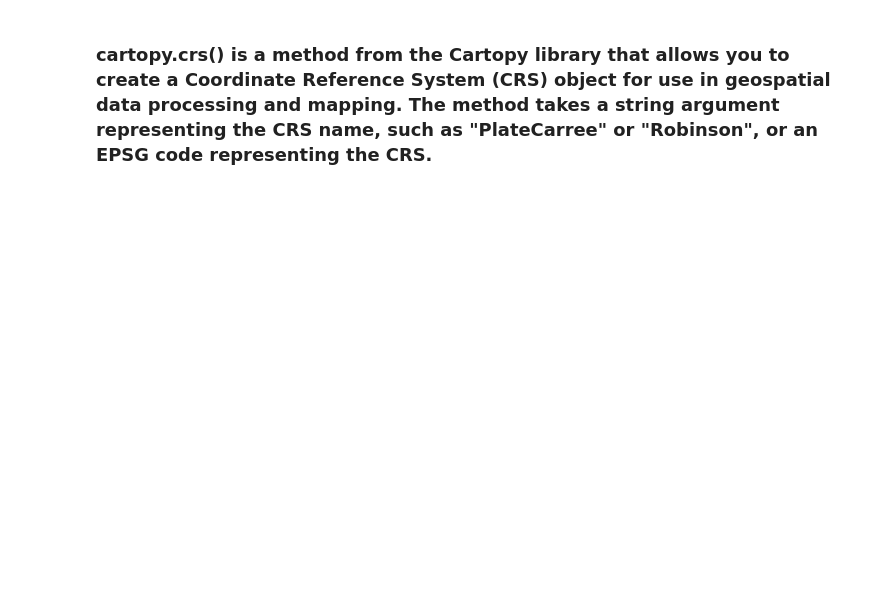
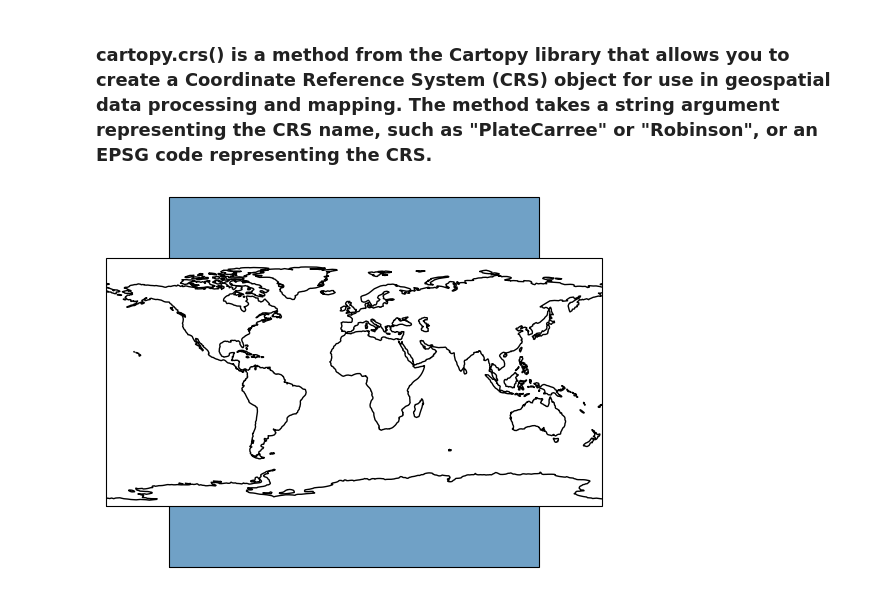
Before and after one commit to kunaldevkate/Codes, a Jupyter notebook: Project/Code/different_crs_functions_df.ipynb, the cells around one changed output. Saved outputs shown, nothing was run; the diff lists cells and outputs as text; code cells hidden in the pictures; blank space fills up the shorter version.

```diff
--- a/Project/Code/different_crs_functions_df.ipynb
+++ b/Project/Code/different_crs_functions_df.ipynb
@@ -132,6 +240,43 @@ crs_platecarree = ccrs.PlateCarree()
 
 # create a UTM zone 10N CRS object
 crs_utm10n = ccrs.UTM(zone=10, southern_hemisphere=False)
+# %%
+import matplotlib.pyplot as plt
+import cartopy.crs as ccrs
+import pyproj
+
+# create a CRS object for the source CRS
+src_crs = pyproj.CRS('EPSG:4326') # WGS84
+
+# create a CRS object for the destination CRS
+dst_crs = ccrs.Mercator()
+
+# create a pyproj Transformer object to transform from src_crs to dst_crs
+transformer = pyproj.Transformer.from_crs(src_crs, dst_crs)
+
+# transform a point from src_crs to dst_crs using transform_point()
+lon, lat = -122.4194, 37.7749 # San Francisco
+x, y = transformer.transform(lon, lat)
+
+# create a new figure and axes in the destination CRS
+fig, ax = plt.subplots(subplot_kw={'projection': dst_crs})
+
+# plot some geospatial data in the destination CRS
+ax.stock_img()
+ax.coastlines()
+
+# set the extent of the axes to the desired region in the destination CRS
+ax.set_extent([-122.5, -121.5, 37, 38], crs=dst_crs)
+
+# plot the transformed point on the map
+ax.plot(x, y, 'ro')
+
+ax = plt.axes(projection=ccrs.PlateCarree())
+ax.coastlines()
+
+plt.show()
+# %% [output]
+[figure, added]
 # %%
 import cartopy.mpl.geoaxes as geoaxes
 
```
Also changed, not shown: parts of 14 cells of this notebook.
